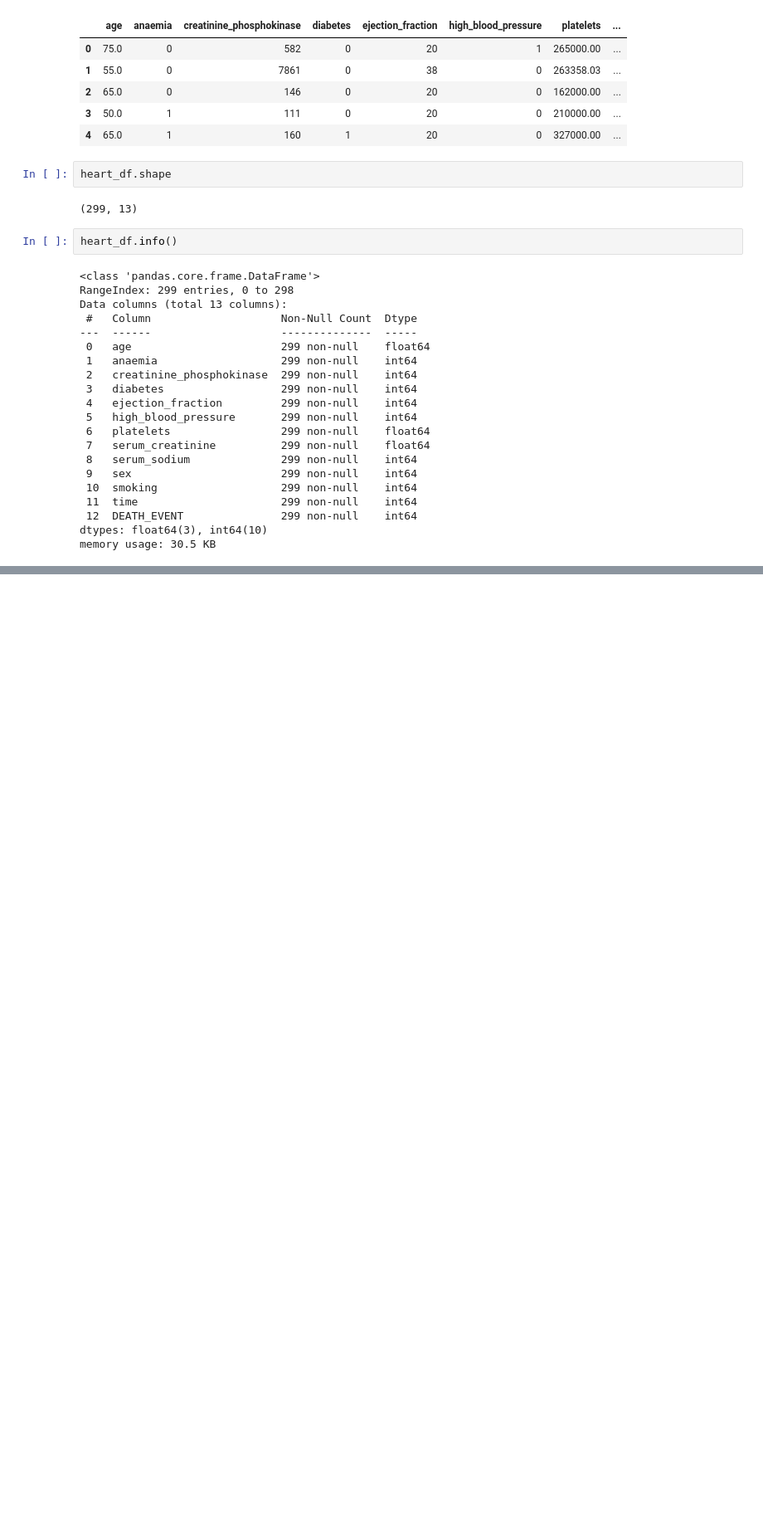
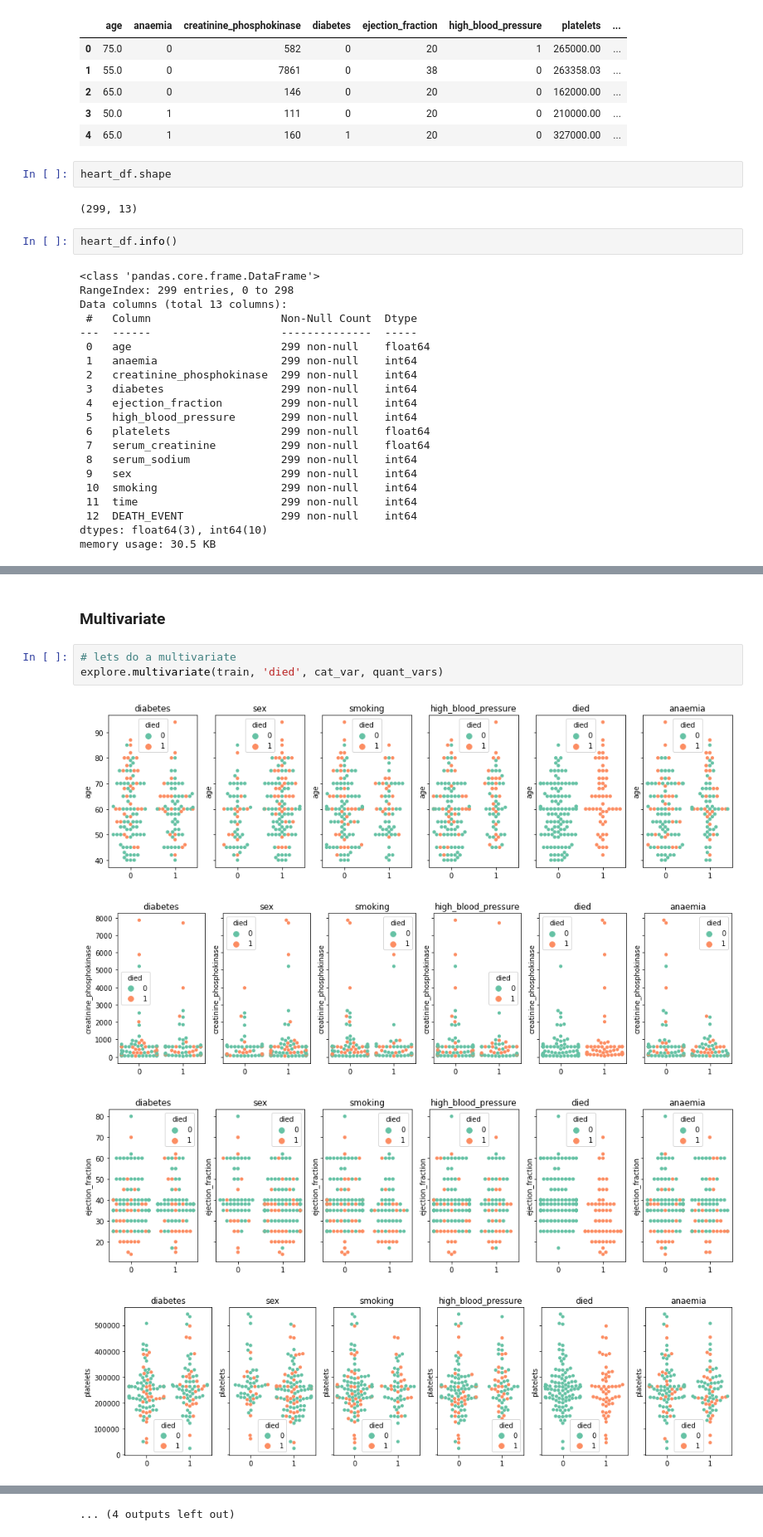
Before and after one commit to parkervoit/predicting-heart-failure, a Jupyter notebook: workbook.ipynb, the cells around one changed output, grey strips where cells are left out. Shown at 83% size. Drawn from its saved outputs; the diff is of its cells as text; blank space fills up the shorter version.

```diff
--- a/workbook.ipynb
+++ b/workbook.ipynb
@@ -102,0 +353,10 @@ heart_df
+# %% [markdown]
+### Multivariate
+# %%
+# lets do a multivariate
+explore.multivariate(train, 'died', cat_var, quant_vars)
+# %% [output]
+[figure, added]
+[figure, added]
+[figure, added]
+[figure, added]
@@ -102,0 +371 @@ heart_df
+... (4 outputs left out)
```
Also changed, not shown: parts of 51 cells of this notebook, 3 other files.
